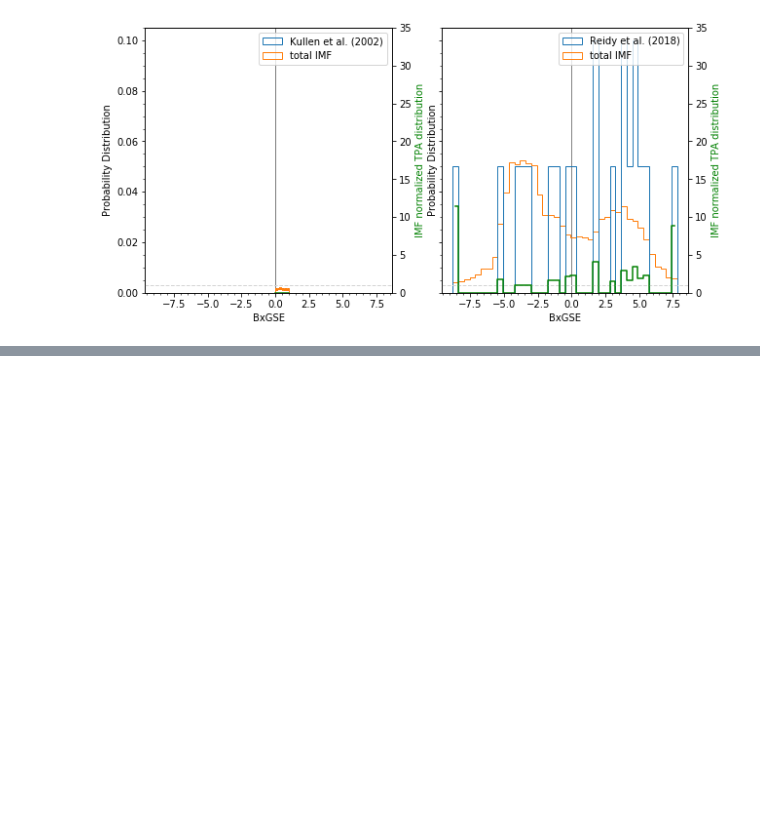
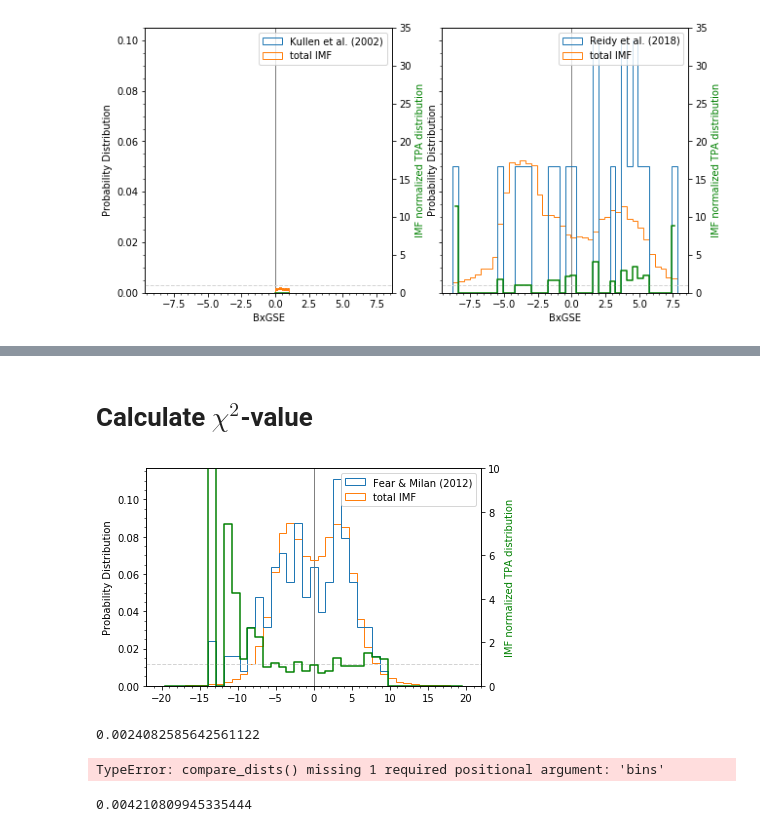
Before and after one commit to simonthor/transpolar-arcs, a Jupyter notebook: example.ipynb, the cells around one changed output, grey strips where cells are left out. Drawn from its saved outputs; the diff is of its cells as text; code cells hidden in the pictures; blank space fills up the shorter version.

```diff
--- a/example.ipynb
+++ b/example.ipynb
@@ -28,7 +30,9 @@ tpa_dir = 'data/'
 OMNI_data_dir = 'C:/Users/simon/MATLABProjects/KTH research/Data/OMNI/OMNI_1min_Lv1/'
 avgcalctime = 20  # minutes
 timeshift = 100  # minutes
-datasets = (TPADataset('Kullen et al. (2002)', avgcalctime, timeshift, dt.datetime(1998, 12, 1), dt.datetime(1999, 3, 1)),
+datasets = (TPADataset("Fear & Milan (2012)", avgcalctime, timeshift, dt.datetime(2000, 6, 1), dt.datetime(2005, 10, 1)),
+            TPADataset("Cumnock et al. (2009)", avgcalctime, timeshift + 120, dt.datetime(1996, 1, 1), dt.datetime(1999, 1, 1)),
+            TPADataset('Kullen et al. (2002)', avgcalctime, timeshift, dt.datetime(1998, 12, 1), dt.datetime(1999, 3, 1)),
             TPADataset('Reidy et al. (2018)', avgcalctime, timeshift, dt.datetime(2015, 12, 1), dt.datetime(2016, 1, 1)))
 normalize = True
 # %% [markdown]
@@ -94,0 +103,18 @@ array(['n', 'n', 'n', 'n', 'n', 'n', 'n', 'n', 'n', 'n', 'n', 'n', 'n',
+# %% [markdown]
+# Calculate $\chi^2$-value
+# %%
+fig, ax = plt.subplots()
+dataset = datasets[0]
+variable = 'BxGSE'
+fg, bg, bins = tpa_hist.hist1d(dataset.tpa_values[variable], dataset.total[variable], ax, dataset.name, normalize=True, nbins=np.linspace(-20, 20, 40))
+# %% [output]
+[figure, added]
+# %%
+size = dataset.tpa_values[variable].size
+analysis.compare_dists(fg*size, bg*size, bins)
+# %% [output]
+0.0024082585642561122
+# %%
+analysis.compare_dists(np.histogramnp.random.normal(size=100), np.random.normal(size=100), )
+# %% [output]
+TypeError: compare_dists() missing 1 required positional argument: 'bins'
@@ -94,0 +125,4 @@ array(['n', 'n', 'n', 'n', 'n', 'n', 'n', 'n', 'n', 'n', 'n', 'n', 'n',
+# %%
+analysis.compare_dists(a, b, bins)
+# %% [output]
+0.004210809945335444
```
Also changed, not shown: parts of 5 cells of this notebook, 1 other file.
